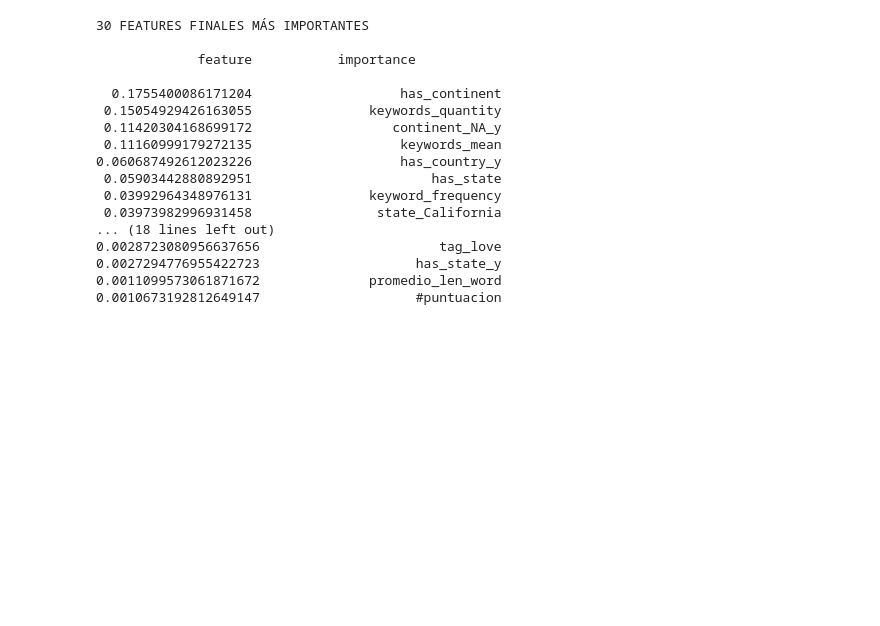
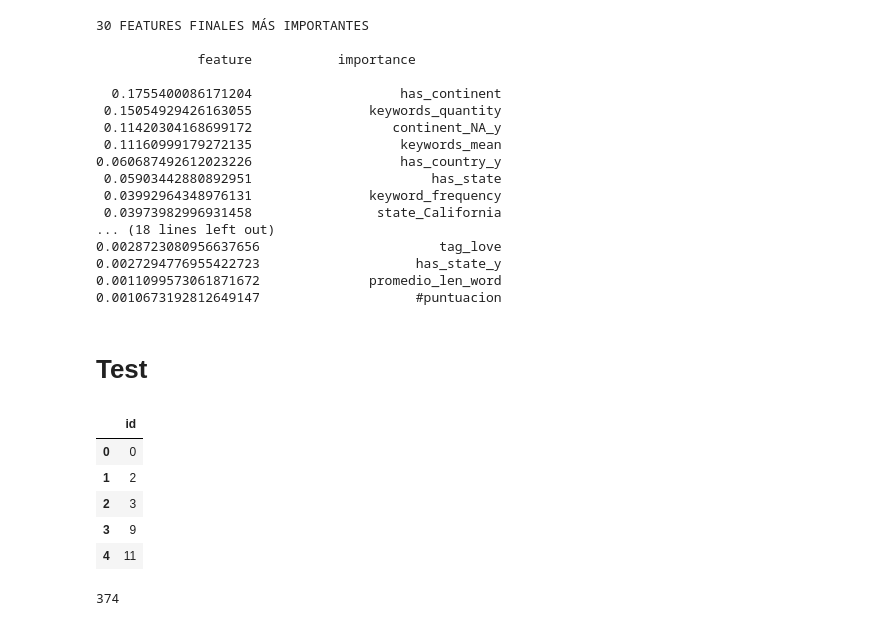
Before and after one commit to anichucai/7506-Datos-datos-tp2, a Jupyter notebook: Feature selection - random forest.ipynb, the cells around one changed output. Saved outputs shown, nothing was run; the diff lists cells and outputs as text; code cells hidden in the pictures; blank space fills up the shorter version.

```diff
--- a/Feature selection - random forest.ipynb
+++ b/Feature selection - random forest.ipynb
@@ -393,3 +393,5 @@ print_feature_search(DT_final[-2],DT_final[-1],"{} features finales más importa
 # %%
 # m = 30 y min_importance = 0.00001
 df_final.to_csv('features/feature_selection/features_by_random_forest.csv', encoding='utf-8')
+# %% [markdown]
+# Test
@@ -395,0 +415,20 @@ df_final.to_csv('features/feature_selection/features_by_random_forest.csv', enco
+# %%
+df_final2 = pd.read_csv('original_data/test.csv')
+df_final2 = df_final2[['id']]
+df_final2.head()
+# %% [output]
+|  | id |
+| 0 | 0 |
+| 1 | 2 |
+| 2 | 3 |
+| 3 | 9 |
+| 4 | 11 |
+# %%
+# Mergeo todos los dataframe
+
+for df in df_total2:
+    df_final2 = df_final2.merge(df, on="id", how="left")
+
+len(df_final2.columns)
+# %% [output]
+374
```
Also changed, not shown: parts of 2 cells of this notebook, 9 other files.
